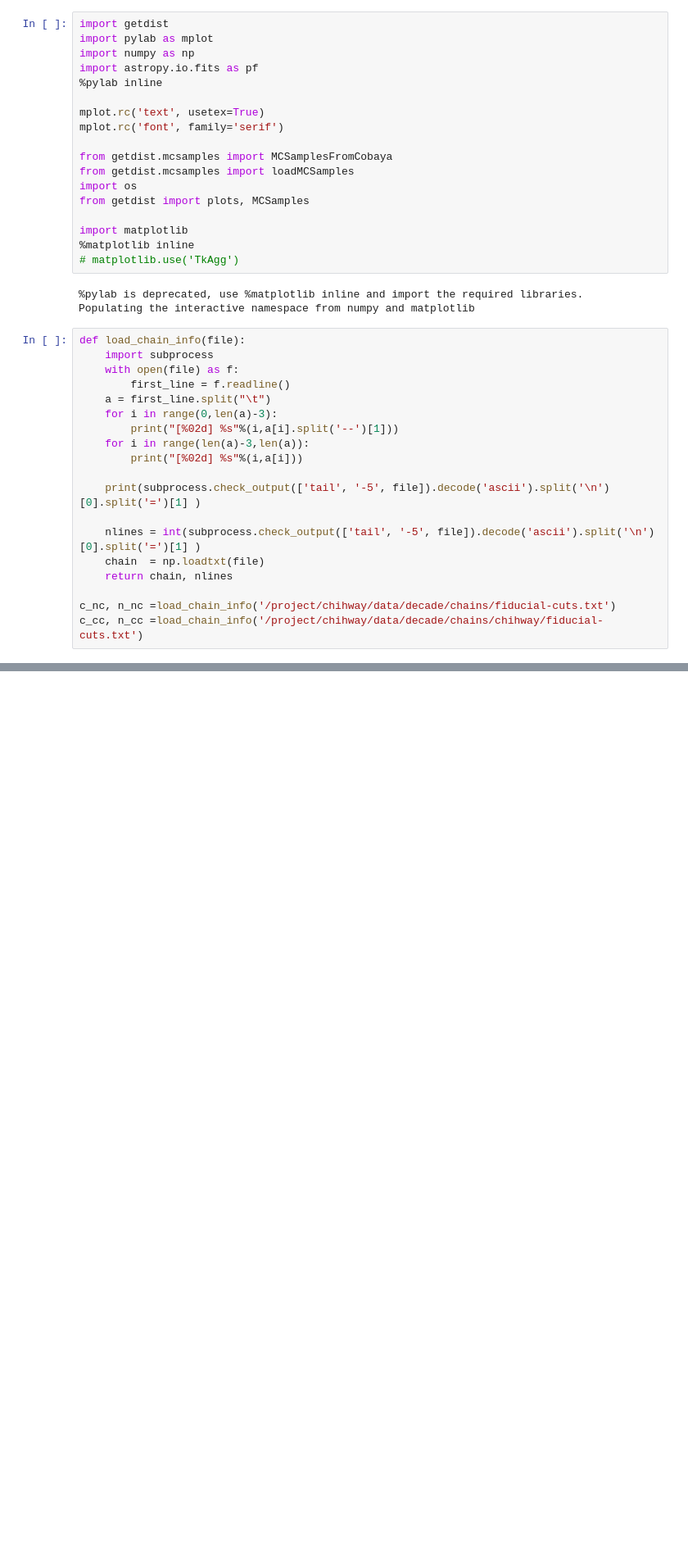
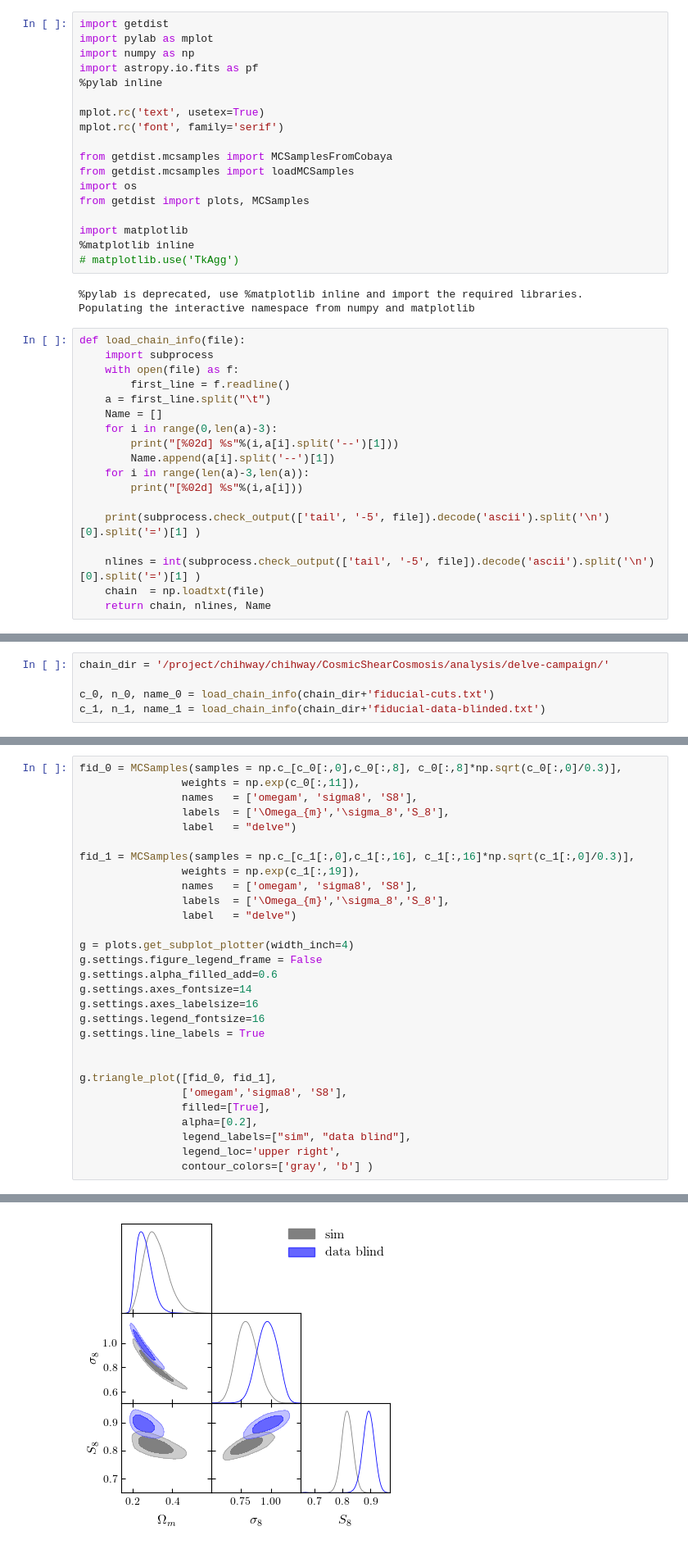
Before and after one commit to delve-survey/CosmicShearCosmosis, a Jupyter notebook: notebooks/PlotChains.ipynb, the cells around one changed output, grey strips where cells are left out. Shown: that part at 82% size. Cells and saved outputs as stored; diff of their text form; blank space fills up the shorter version.

```diff
--- a/notebooks/PlotChains.ipynb
+++ b/notebooks/PlotChains.ipynb
@@ -25,8 +25,10 @@ def load_chain_info(file):
     with open(file) as f:
         first_line = f.readline()
     a = first_line.split("\t")
+    Name = []
     for i in range(0,len(a)-3):
         print("[%02d] %s"%(i,a[i].split('--')[1]))
+        Name.append(a[i].split('--')[1])
     for i in range(len(a)-3,len(a)):
         print("[%02d] %s"%(i,a[i]))
 
@@ -34,7 +36,4 @@ def load_chain_info(file):
 
     nlines = int(subprocess.check_output(['tail', '-5', file]).decode('ascii').split('\n')[0].split('=')[1] )
     chain  = np.loadtxt(file)
-    return chain, nlines
-
-c_nc, n_nc =load_chain_info('/project/chihway/data/decade/chains/fiducial-cuts.txt')
-c_cc, n_cc =load_chain_info('/project/chihway/data/decade/chains/chihway/fiducial-cuts.txt')
+    return chain, nlines, Name
@@ -97,0 +40,5 @@ Removed no burn in
+# %%
+chain_dir = '/project/chihway/chihway/CosmicShearCosmosis/analysis/delve-campaign/'
+
+c_0, n_0, name_0 = load_chain_info(chain_dir+'fiducial-cuts.txt')
+c_1, n_1, name_1 = load_chain_info(chain_dir+'fiducial-data-blinded.txt')
@@ -97,0 +86,30 @@ Removed no burn in
+# %%
+fid_0 = MCSamples(samples = np.c_[c_0[:,0],c_0[:,8], c_0[:,8]*np.sqrt(c_0[:,0]/0.3)],
+                weights = np.exp(c_0[:,11]),
+                names   = ['omegam', 'sigma8', 'S8'],
+                labels  = ['\Omega_{m}','\sigma_8','S_8'],
+                label   = "delve")
+
+fid_1 = MCSamples(samples = np.c_[c_1[:,0],c_1[:,16], c_1[:,16]*np.sqrt(c_1[:,0]/0.3)],
+                weights = np.exp(c_1[:,19]),
+                names   = ['omegam', 'sigma8', 'S8'],
+                labels  = ['\Omega_{m}','\sigma_8','S_8'],
+                label   = "delve")
+
+g = plots.get_subplot_plotter(width_inch=4)
+g.settings.figure_legend_frame = False
+g.settings.alpha_filled_add=0.6
+g.settings.axes_fontsize=14
+g.settings.axes_labelsize=16
+g.settings.legend_fontsize=16
+g.settings.line_labels = True
+
+
+g.triangle_plot([fid_0, fid_1],
+                ['omegam','sigma8', 'S8'],
+                filled=[True],
+                alpha=[0.2],
+                legend_labels=["sim", "data blind"],
+                legend_loc='upper right',
+                contour_colors=['gray', 'b'] )
+# %% [output]
@@ -97,0 +118 @@ Removed no burn in
+[figure, added]
```
Also changed, not shown: parts of 11 cells of this notebook, 2 other files.
